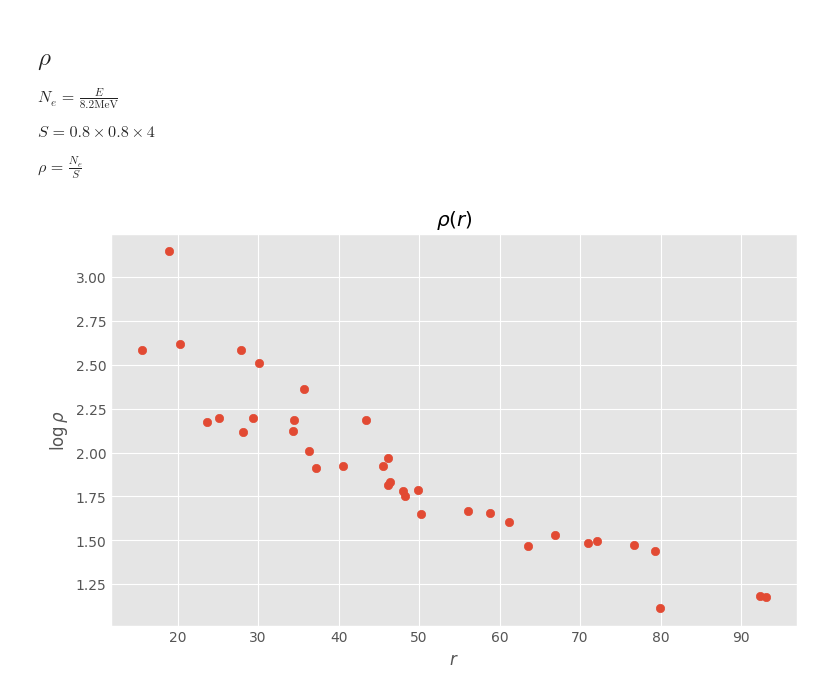
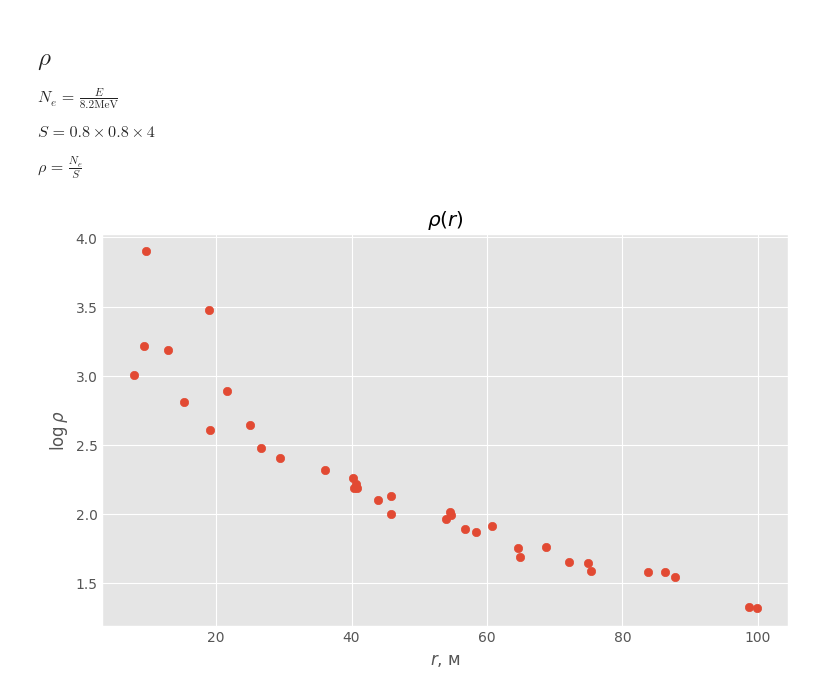
Before and after one commit to matalhim/sdf, a Jupyter notebook: corsika/main.ipynb, the cells around one changed output. Cells and saved outputs as stored; diff of their text form; code cells hidden in the pictures.

```diff
--- a/corsika/main.ipynb
+++ b/corsika/main.ipynb
@@ -38,7 +60,7 @@ $$
 # %%
-E_1_event = df['EdepStNE'].iloc[0]
-theta = df['Teta'].iloc[0]
-phi = df['Fi'].iloc[0]
+E_1_event = df['EdepStNE'].iloc[2]
+theta = df['Teta'].iloc[2]
+phi = df['Fi'].iloc[2]
 X = coordinates_df['X']
 Y = coordinates_df['Y']
 Z = coordinates_df['Z']
@@ -120,11 +146,11 @@ rho_log = np.log10(rho)
 # %%
 plt.figure(figsize=(7, 4))
 plt.scatter(r, rho_log)
 plt.xscale("linear")
 # plt.yscale("log")
-plt.xlabel(r'$r$')
+plt.xlabel(r'$r$, м')
 plt.ylabel(r'$\log{\rho}$')
 plt.title(r'$\rho(r)$')
 plt.show()
 # %% [output]
-[figure, old version]
+[figure, new version]
```
Also changed, not shown: parts of 15 cells of this notebook.
